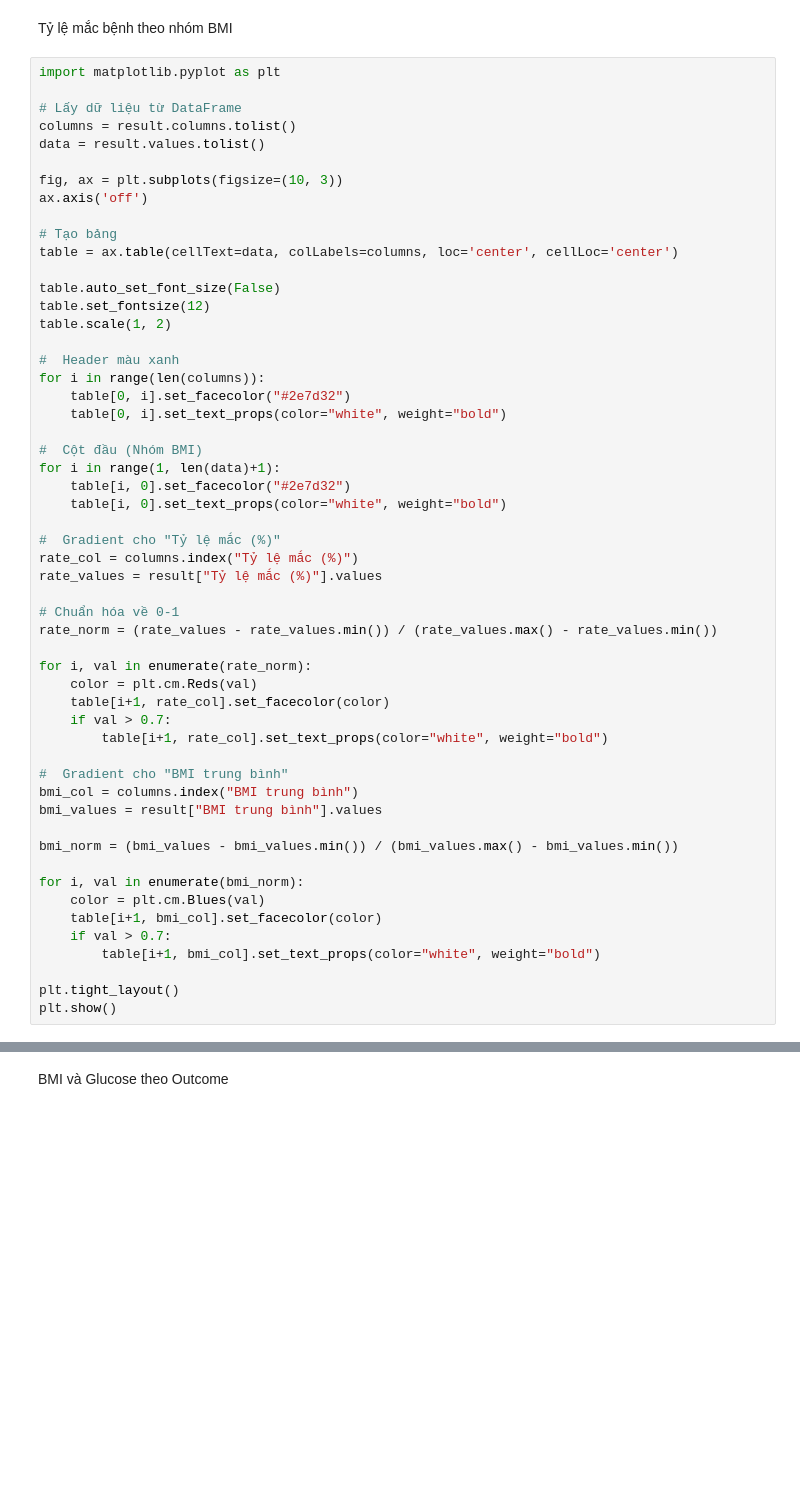
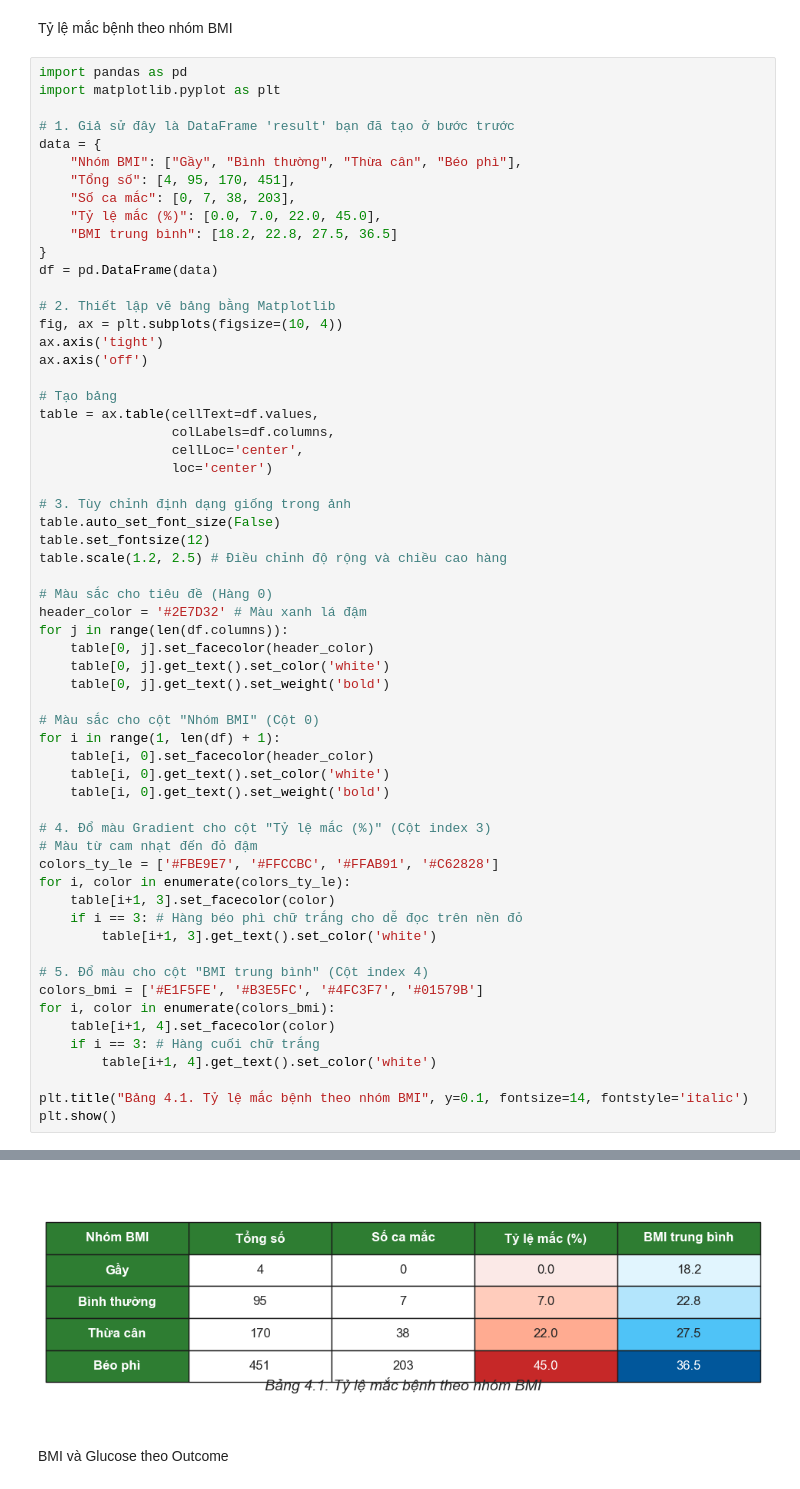
Before and after one commit to JaseSous/ai-project, a Jupyter notebook: eda/Ve_bieu_do.ipynb, the cells around one changed output, grey strips where cells are left out. Drawn from its saved outputs; the diff is of its cells as text; blank space fills up the shorter version.

```diff
--- a/eda/Ve_bieu_do.ipynb
+++ b/eda/Ve_bieu_do.ipynb
@@ -415,57 +459,63 @@ plt.show()
 # %% [markdown]
 Tỷ lệ mắc bệnh theo nhóm BMI
 # %%
+import pandas as pd
 import matplotlib.pyplot as plt
 
-# Lấy dữ liệu từ DataFrame
-columns = result.columns.tolist()
-data = result.values.tolist()
+# 1. Giả sử đây là DataFrame 'result' bạn đã tạo ở bước trước
+data = {
+    "Nhóm BMI": ["Gầy", "Bình thường", "Thừa cân", "Béo phì"],
+    "Tổng số": [4, 95, 170, 451],
+    "Số ca mắc": [0, 7, 38, 203],
+    "Tỷ lệ mắc (%)": [0.0, 7.0, 22.0, 45.0],
+    "BMI trung bình": [18.2, 22.8, 27.5, 36.5]
+}
+df = pd.DataFrame(data)
 
-fig, ax = plt.subplots(figsize=(10, 3))
+# 2. Thiết lập vẽ bảng bằng Matplotlib
+fig, ax = plt.subplots(figsize=(10, 4))
+ax.axis('tight')
 ax.axis('off')
 
 # Tạo bảng
-table = ax.table(cellText=data, colLabels=columns, loc='center', cellLoc='center')
+table = ax.table(cellText=df.values,
+                 colLabels=df.columns,
+                 cellLoc='center',
+                 loc='center')
 
+# 3. Tùy chỉnh định dạng giống trong ảnh
 table.auto_set_font_size(False)
 table.set_fontsize(12)
-table.scale(1, 2)
+table.scale(1.2, 2.5) # Điều chỉnh độ rộng và chiều cao hàng
 
-#  Header màu xanh
-for i in range(len(columns)):
-    table[0, i].set_facecolor("#2e7d32")
-    table[0, i].set_text_props(color="white", weight="bold")
+# Màu sắc cho tiêu đề (Hàng 0)
+header_color = '#2E7D32' # Màu xanh lá đậm
+for j in range(len(df.columns)):
+    table[0, j].set_facecolor(header_color)
+    table[0, j].get_text().set_color('white')
+    table[0, j].get_text().set_weight('bold')
 
-#  Cột đầu (Nhóm BMI)
-for i in range(1, len(data)+1):
-    table[i, 0].set_facecolor("#2e7d32")
-    table[i, 0].set_text_props(color="white", weight="bold")
+# Màu sắc cho cột "Nhóm BMI" (Cột 0)
+for i in range(1, len(df) + 1):
+    table[i, 0].set_facecolor(header_color)
+    table[i, 0].get_text().set_color('white')
+    table[i, 0].get_text().set_weight('bold')
 
-#  Gradient cho "Tỷ lệ mắc (%)"
-rate_col = columns.index("Tỷ lệ mắc (%)")
-rate_values = result["Tỷ lệ mắc (%)"].values
+# 4. Đổ màu Gradient cho cột "Tỷ lệ mắc (%)" (Cột index 3)
+# Màu từ cam nhạt đến đỏ đậm
+colors_ty_le = ['#FBE9E7', '#FFCCBC', '#FFAB91', '#C62828']
+for i, color in enumerate(colors_ty_le):
+    table[i+1, 3].set_facecolor(color)
+    if i == 3: # Hàng béo phì chữ trắng cho dễ đọc trên nền đỏ
+        table[i+1, 3].get_text().set_color('white')
 
-# Chuẩn hóa về 0-1
-rate_norm = (rate_values - rate_values.min()) / (rate_values.max() - rate_values.min())
+# 5. Đổ màu cho cột "BMI trung bình" (Cột index 4)
+colors_bmi = ['#E1F5FE', '#B3E5FC', '#4FC3F7', '#01579B']
+for i, color in enumerate(colors_bmi):
+    table[i+1, 4].set_facecolor(color)
+    if i == 3: # Hàng cuối chữ trắng
+        table[i+1, 4].get_text().set_color('white')
 
-for i, val in enumerate(rate_norm):
-    color = plt.cm.Reds(val)
-    table[i+1, rate_col].set_facecolor(color)
-    if val > 0.7:
-        table[i+1, rate_col].set_text_props(color="white", weight="bold")
-
-#  Gradient cho "BMI trung bình"
-bmi_col = columns.index("BMI trung bình")
-bmi_values = result["BMI trung bình"].values
-
-bmi_norm = (bmi_values - bmi_values.min()) / (bmi_values.max() - bmi_values.min())
-
-for i, val in enumerate(bmi_norm):
-    color = plt.cm.Blues(val)
-    table[i+1, bmi_col].set_facecolor(color)
-    if val > 0.7:
-        table[i+1, bmi_col].set_text_props(color="white", weight="bold")
-
-plt.tight_layout()
+plt.title("Bảng 4.1. Tỷ lệ mắc bệnh theo nhóm BMI", y=0.1, fontsize=14, fontstyle='italic')
 plt.show()
 # %% [output]
@@ -473,3 +522,4 @@ NameError: name 'result' is not defined
+[figure, added]
 # %% [markdown]
 BMI và Glucose theo Outcome
 # %%
```
Also changed, not shown: parts of 5 cells of this notebook, 2 other files.
